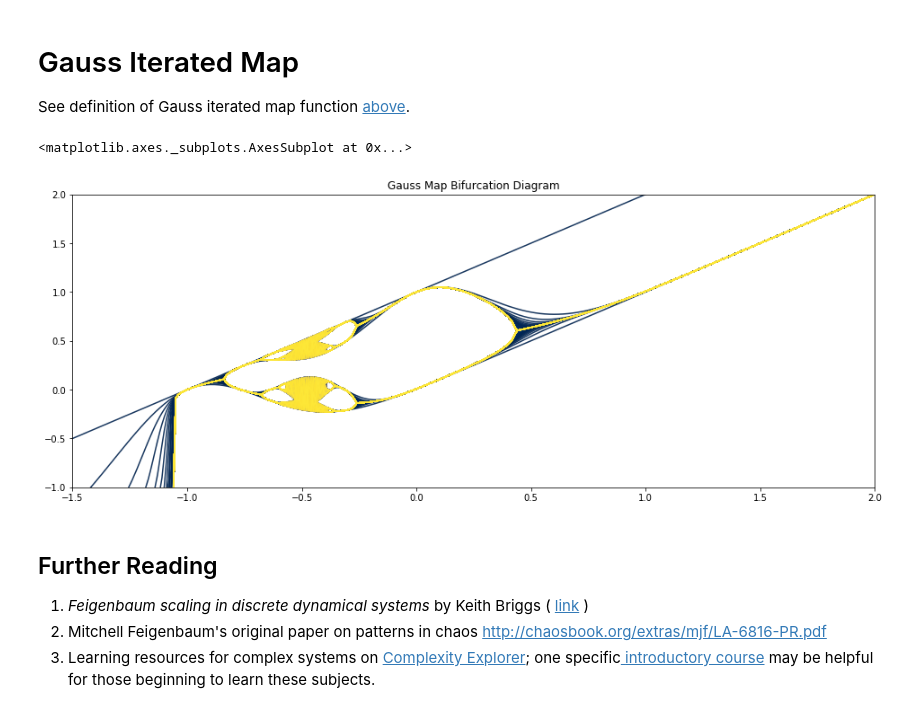
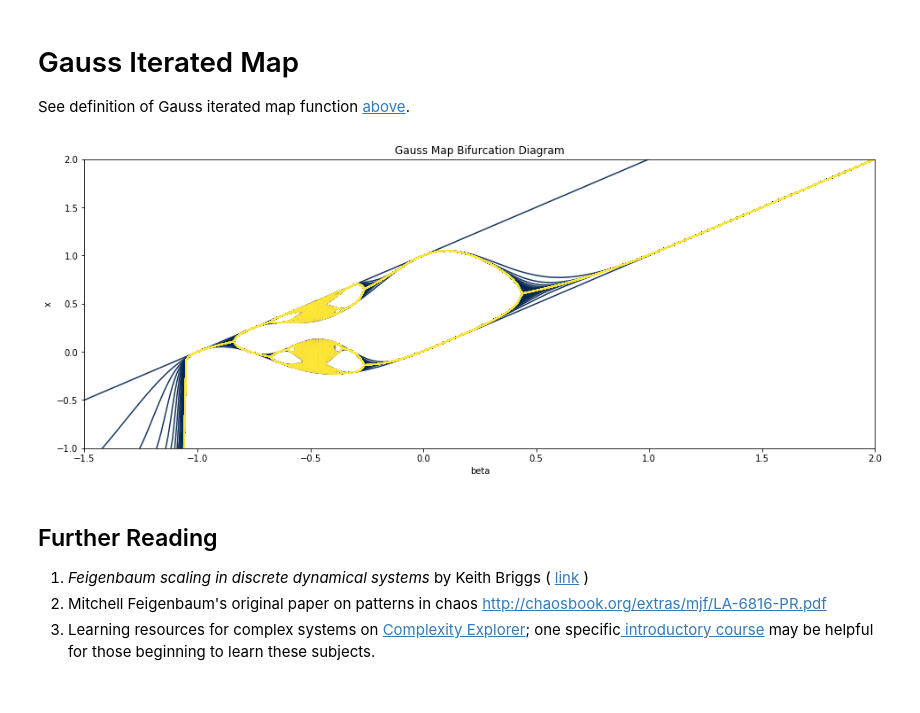
Before and after one commit to aiexplorations/nonlinear-dynamics, a Jupyter notebook: NLD.ipynb, the cells around one changed output. Drawn from its saved outputs; the diff is of its cells as text; code cells hidden in the pictures.

```diff
--- a/NLD.ipynb
+++ b/NLD.ipynb
@@ -106,9 +109,10 @@ for beta in betas:
 # %%
 gauss_map_values.T.plot(figsize = (16,6), legend = False, xlim = (-1.5,2), ylim = (-1,2), alpha = 0.9, colormap= 'cividis',
                         title = "Gauss Map Bifurcation Diagram")
+plt.xlabel("beta")
+plt.ylabel("x");
 # %% [output]
-<matplotlib.axes._subplots.AxesSubplot at 0x...>
-[figure, old version]
+[figure, new version]
 # %% [markdown]
 ## Further Reading
 
```
Also changed, not shown: parts of 2 cells of this notebook.
